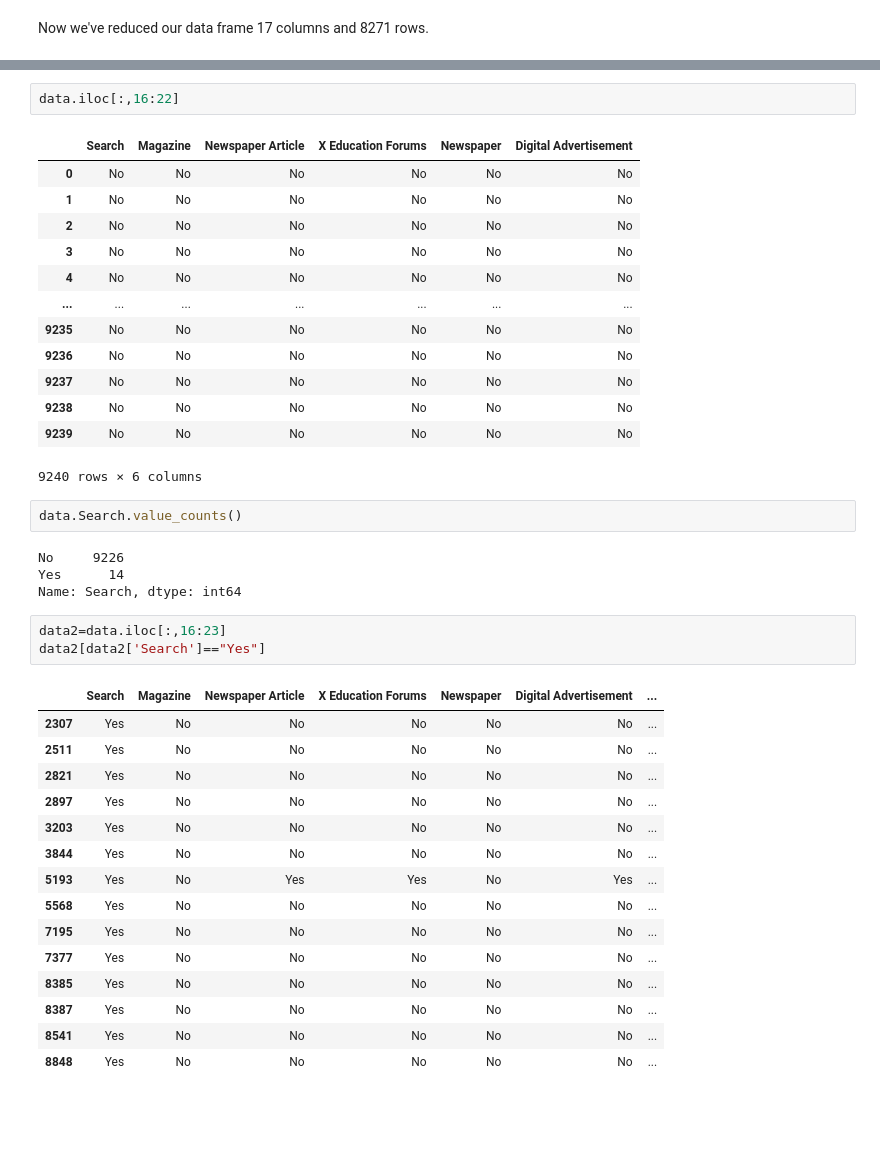
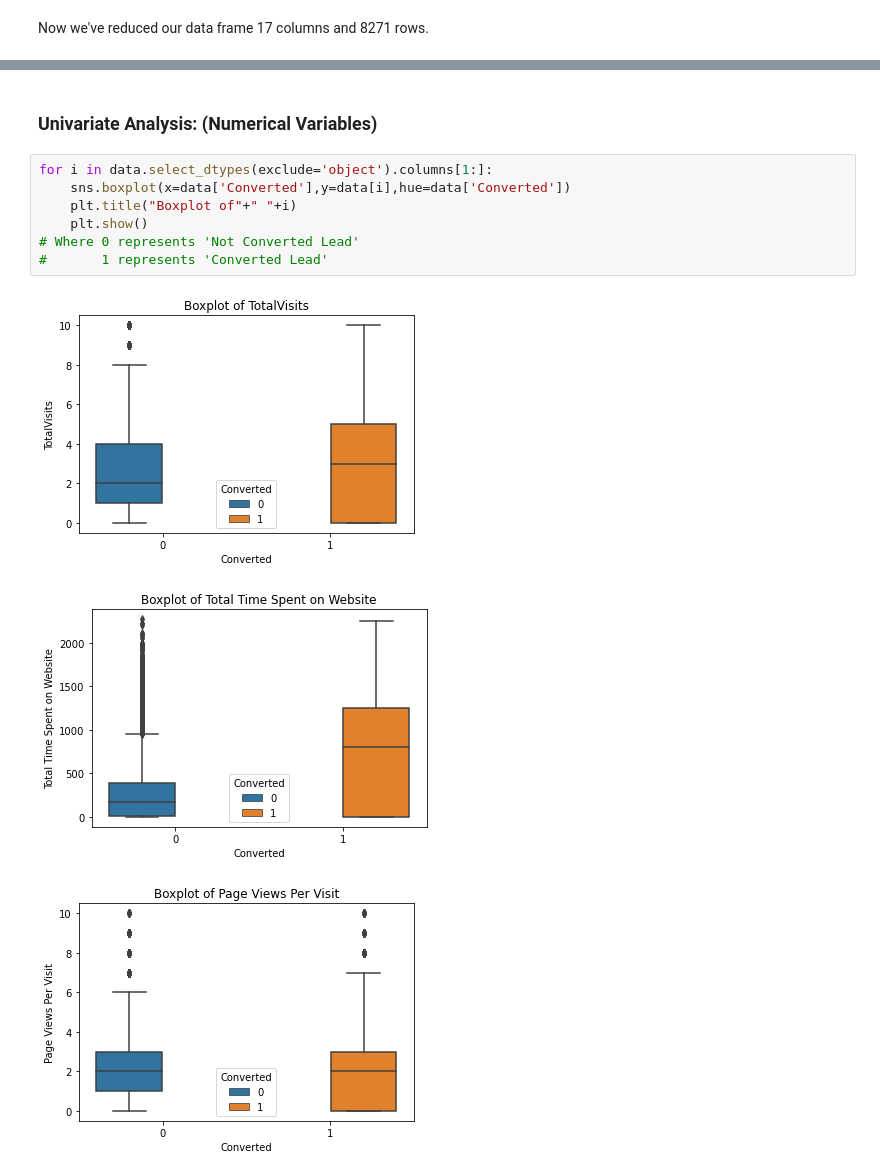
Before and after one commit to KuntamukkalaPavanKumar/Lead_Score_Case_Study, a Jupyter notebook: Lead_Score_Assignment_File_KPK_AC_SK.ipynb, the cells around one changed output, grey strips where cells are left out. Drawn from its saved outputs; the diff is of its cells as text; blank space fills up the shorter version.

```diff
--- a/Lead_Score_Assignment_File_KPK_AC_SK.ipynb
+++ b/Lead_Score_Assignment_File_KPK_AC_SK.ipynb
@@ -606,41 +520,13 @@ dtype: float64
-# %%
-data.iloc[:,16:22]
-# %% [output]
-|  | Search | Magazine | Newspaper Article | X Education Forums | Newspaper | Digital Advertisement |
-| 0 | No | No | No | No | No | No |
-| 1 | No | No | No | No | No | No |
-| 2 | No | No | No | No | No | No |
-| 3 | No | No | No | No | No | No |
-| 4 | No | No | No | No | No | No |
-| ... | ... | ... | ... | ... | ... | ... |
-| 9235 | No | No | No | No | No | No |
-| 9236 | No | No | No | No | No | No |
-| 9237 | No | No | No | No | No | No |
-| 9238 | No | No | No | No | No | No |
-| 9239 | No | No | No | No | No | No |
-9240 rows × 6 columns
-# %%
-data.Search.value_counts()
-# %% [output]
-No     9226
-Yes      14
-Name: Search, dtype: int64
-# %%
-data2=data.iloc[:,16:23]
-data2[data2['Search']=="Yes"]
-# %% [output]
-|  | Search | Magazine | Newspaper Article | X Education Forums | Newspaper | Digital Advertisement | ... |
-| 2307 | Yes | No | No | No | No | No | ... |
-| 2511 | Yes | No | No | No | No | No | ... |
-| 2821 | Yes | No | No | No | No | No | ... |
-| 2897 | Yes | No | No | No | No | No | ... |
-| 3203 | Yes | No | No | No | No | No | ... |
-| 3844 | Yes | No | No | No | No | No | ... |
-| 5193 | Yes | No | Yes | Yes | No | Yes | ... |
-| 5568 | Yes | No | No | No | No | No | ... |
-| 7195 | Yes | No | No | No | No | No | ... |
-| 7377 | Yes | No | No | No | No | No | ... |
-| 8385 | Yes | No | No | No | No | No | ... |
-| 8387 | Yes | No | No | No | No | No | ... |
-| 8541 | Yes | No | No | No | No | No | ... |
-| 8848 | Yes | No | No | No | No | No | ... |
+# %% [markdown]
+### Univariate Analysis: (Numerical Variables)
+# %%
+for i in data.select_dtypes(exclude='object').columns[1:]:
+    sns.boxplot(x=data['Converted'],y=data[i],hue=data['Converted'])
+    plt.title("Boxplot of"+" "+i)
+    plt.show()
+# Where 0 represents 'Not Converted Lead'
+#       1 represents 'Converted Lead'
+# %% [output]
+[figure, added]
+[figure, added]
+[figure, added]
```
Also changed, not shown: parts of 111 cells of this notebook.
